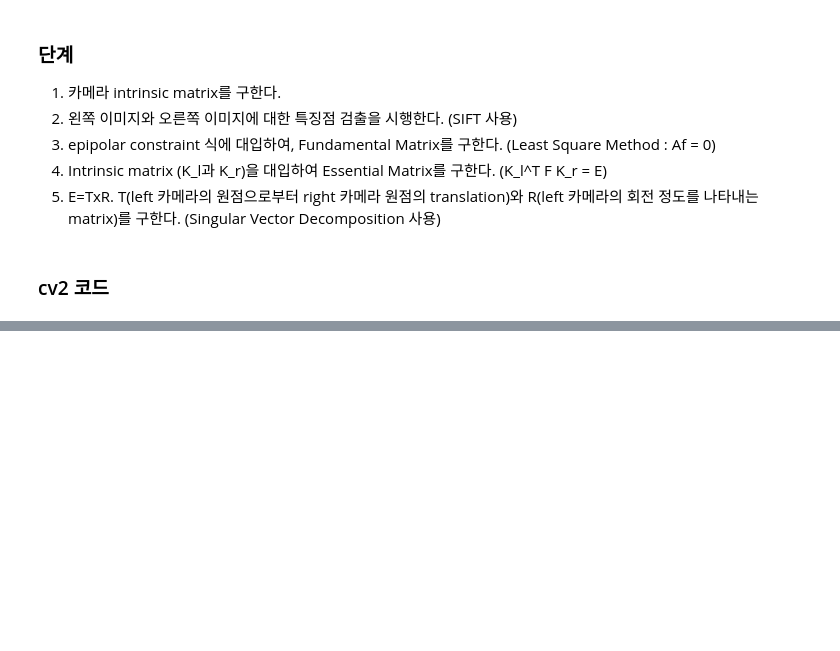
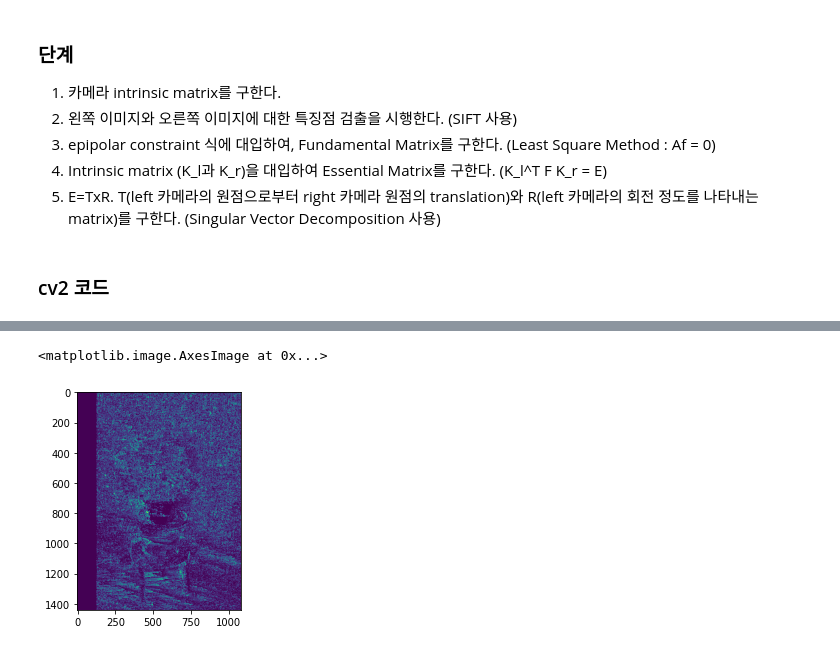
Before and after one commit to watanka/Depth-Estimation-without-cv2, a Jupyter notebook: step_by_step.ipynb, the cells around one changed output, grey strips where cells are left out. Cells and saved outputs as stored; diff of their text form; code cells hidden in the pictures; blank space fills up the shorter version.

```diff
--- a/step_by_step.ipynb
+++ b/step_by_step.ipynb
@@ -207,0 +241,8 @@ matches
+# %%
+stereo = cv2.StereoBM_create(numDisparities=128, blockSize= 5)
+disparity = stereo.compute(left_img_gray, right_img_gray).astype(np.float32) / 16.0
+
+plt.imshow(disparity)
+# %% [output]
+<matplotlib.image.AxesImage at 0x...>
+[figure, added]
```
Also changed, not shown: parts of 14 cells of this notebook.
